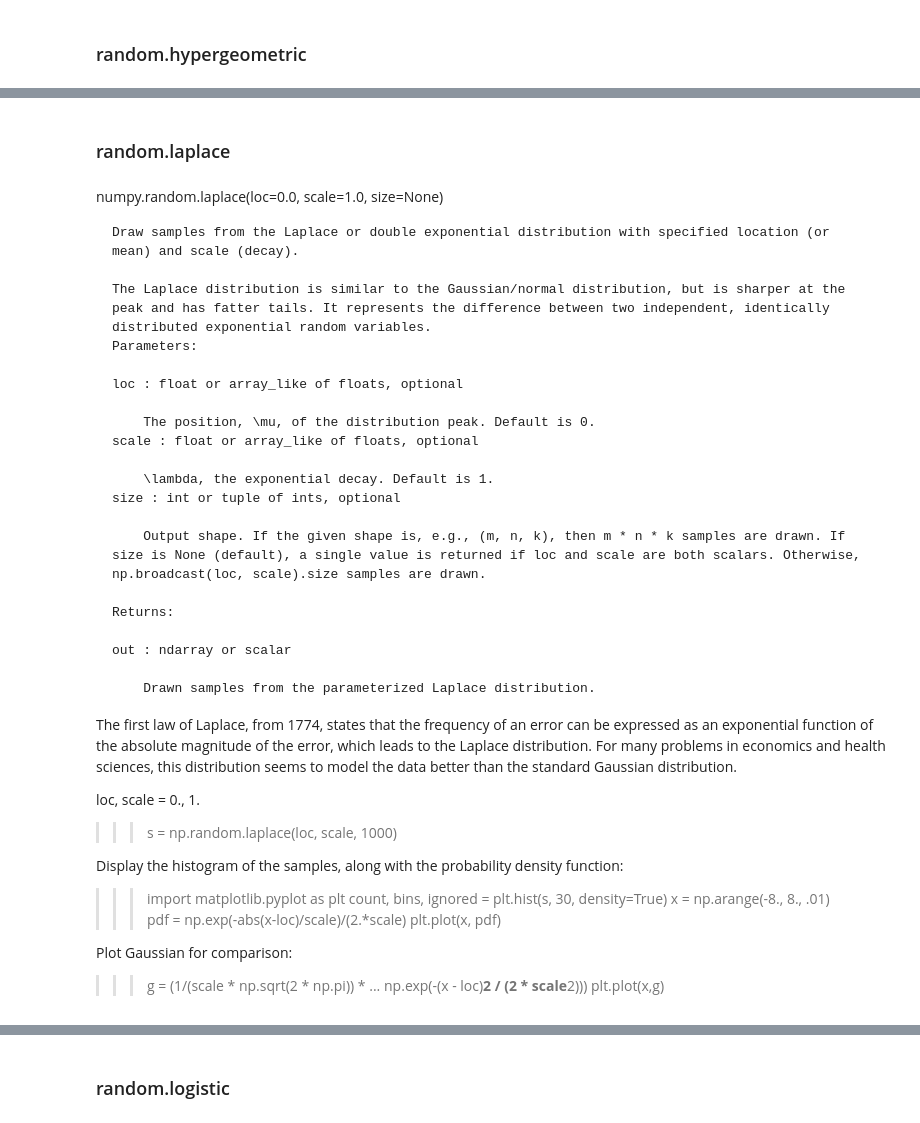
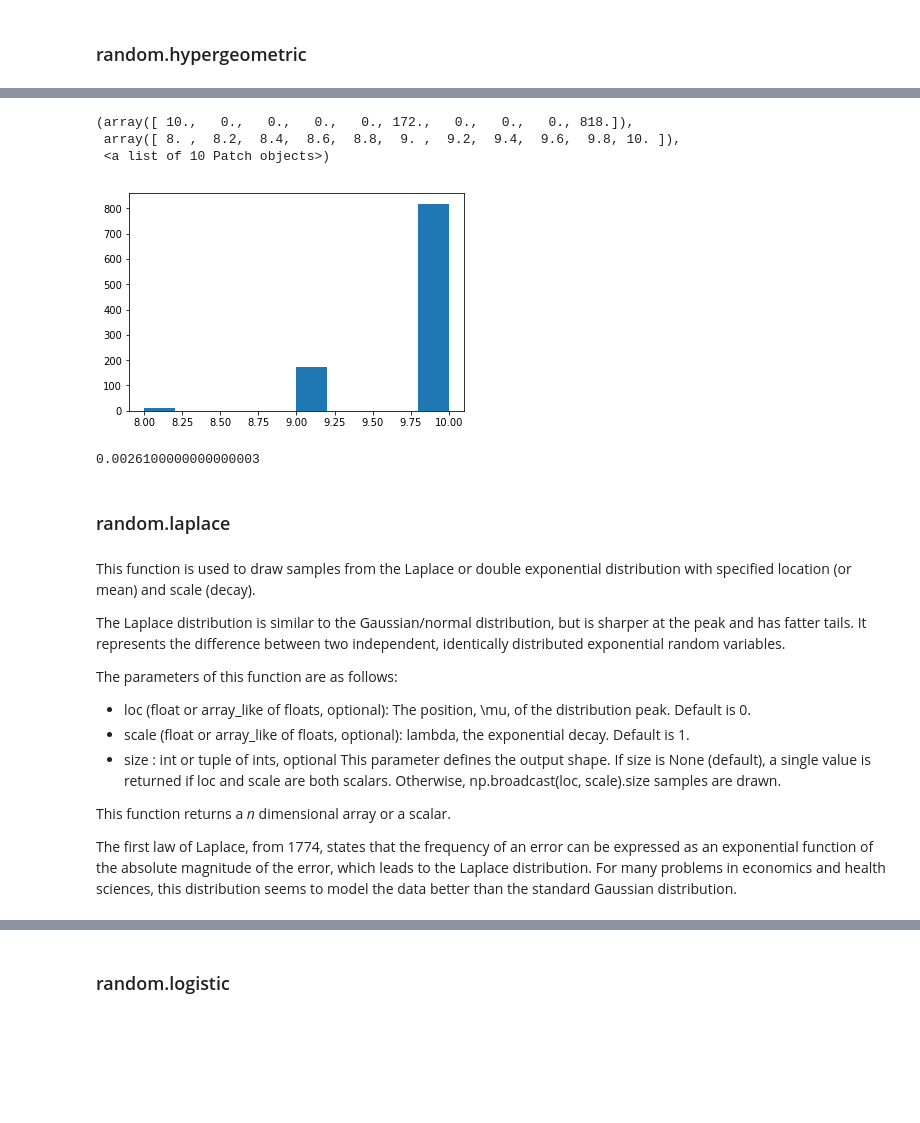
Before and after one commit to Trojan-Hawk/EmergingTechnologies_Project_2018, a Jupyter notebook: numpy-random.ipynb, the cells around one changed output, grey strips where cells are left out. Saved outputs shown, nothing was run; the diff lists cells and outputs as text; code cells hidden in the pictures; blank space fills up the shorter version.

```diff
--- a/numpy-random.ipynb
+++ b/numpy-random.ipynb
@@ -695,46 +607,32 @@ Suppose you have an urn with 15 white and 15 black marbles. If you pull 15 marbl
+# %%
+ngood, nbad, nsamp = 100, 2, 10
+s = np.random.hypergeometric(ngood, nbad, nsamp, 1000)
+plt.hist(s)
+# %% [output]
+(array([ 10.,   0.,   0.,   0.,   0., 172.,   0.,   0.,   0., 818.]),
+ array([ 8. ,  8.2,  8.4,  8.6,  8.8,  9. ,  9.2,  9.4,  9.6,  9.8, 10. ]),
+ <a list of 10 Patch objects>)
+[figure, added]
+# %%
+s = np.random.hypergeometric(15, 15, 15, 100000)
+sum(s>=12)/100000. + sum(s<=3)/100000.
+# %% [output]
+0.0026100000000000003
 # %% [markdown]
 ### random.laplace
 # %% [markdown]
- numpy.random.laplace(loc=0.0, scale=1.0, size=None)
+This function is used to draw samples from the Laplace or double exponential distribution with specified location (or mean) and scale (decay).
 
-    Draw samples from the Laplace or double exponential distribution with specified location (or mean) and scale (decay).
+The Laplace distribution is similar to the Gaussian/normal distribution, but is sharper at the peak and has fatter tails. It represents the difference between two independent, identically distributed exponential random variables.
 
-    The Laplace distribution is similar to the Gaussian/normal distribution, but is sharper at the peak and has fatter tails. It represents the difference between two independent, identically distributed exponential random variables.
-    Parameters:
+The parameters of this function are as follows:
+-  loc (float or array_like of floats, optional):
+The position, \mu, of the distribution peak. Default is 0.
+-  scale (float or array_like of floats, optional):
+lambda, the exponential decay. Default is 1.
+-  size : int or tuple of ints, optional
+This parameter defines the output shape. If size is None (default), a single value is returned if loc and scale are both scalars. Otherwise, np.broadcast(loc, scale).size samples are drawn.
 
-    loc : float or array_like of floats, optional
-
-        The position, \mu, of the distribution peak. Default is 0.
-    scale : float or array_like of floats, optional
-
-        \lambda, the exponential decay. Default is 1.
-    size : int or tuple of ints, optional
-
-        Output shape. If the given shape is, e.g., (m, n, k), then m * n * k samples are drawn. If size is None (default), a single value is returned if loc and scale are both scalars. Otherwise, np.broadcast(loc, scale).size samples are drawn.
-
-    Returns:
-
-    out : ndarray or scalar
-
-        Drawn samples from the parameterized Laplace distribution.
+This function returns a *n* dimensional array or a scalar.
 
 The first law of Laplace, from 1774, states that the frequency of an error can be expressed as an exponential function of the absolute magnitude of the error, which leads to the Laplace distribution. For many problems in economics and health sciences, this distribution seems to model the data better than the standard Gaussian distribution.
-
-loc, scale = 0., 1.
->>> s = np.random.laplace(loc, scale, 1000)
-
-Display the histogram of the samples, along with the probability density function:
->>>
-
->>> import matplotlib.pyplot as plt
->>> count, bins, ignored = plt.hist(s, 30, density=True)
->>> x = np.arange(-8., 8., .01)
->>> pdf = np.exp(-abs(x-loc)/scale)/(2.*scale)
->>> plt.plot(x, pdf)
-
-Plot Gaussian for comparison:
->>>
-
->>> g = (1/(scale * np.sqrt(2 * np.pi)) *
-...      np.exp(-(x - loc)**2 / (2 * scale**2)))
->>> plt.plot(x,g)
```
Also changed, not shown: parts of 65 cells of this notebook.
